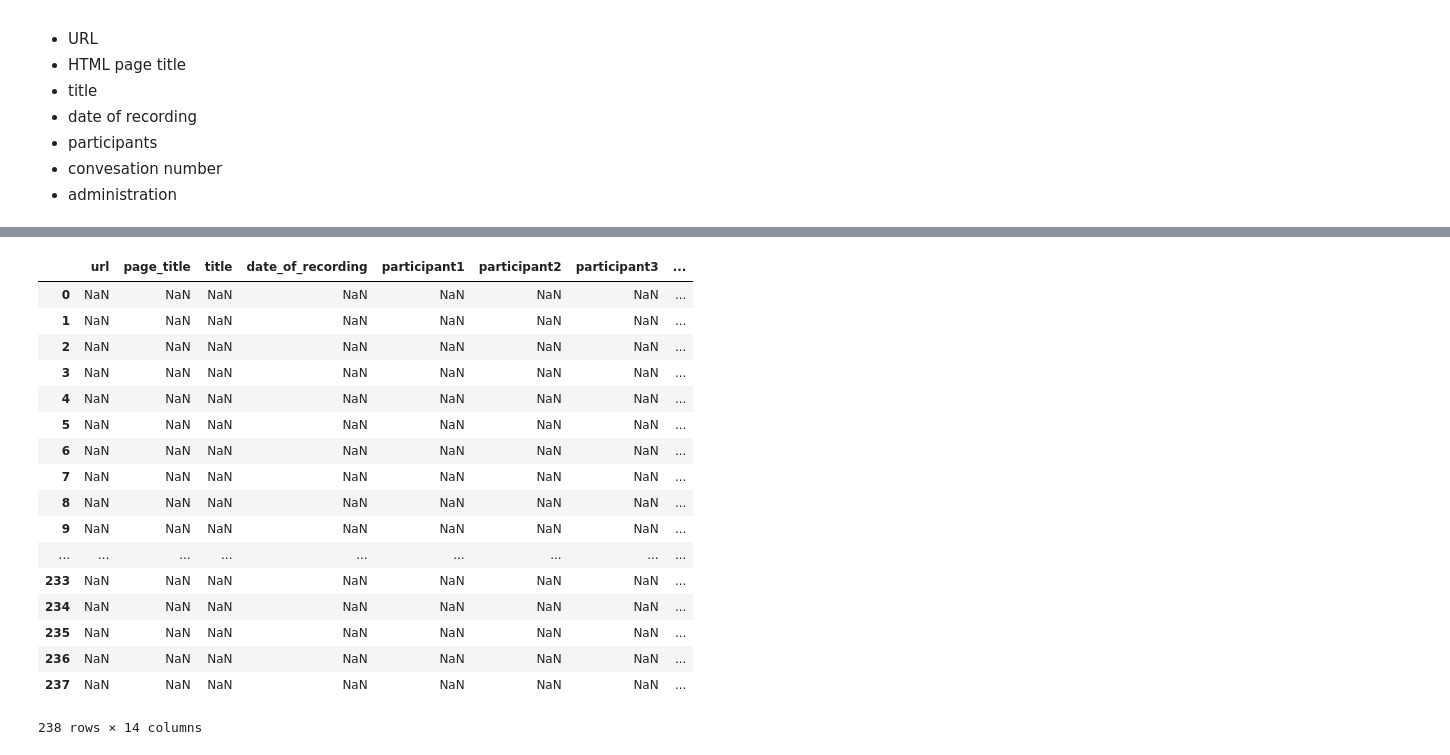
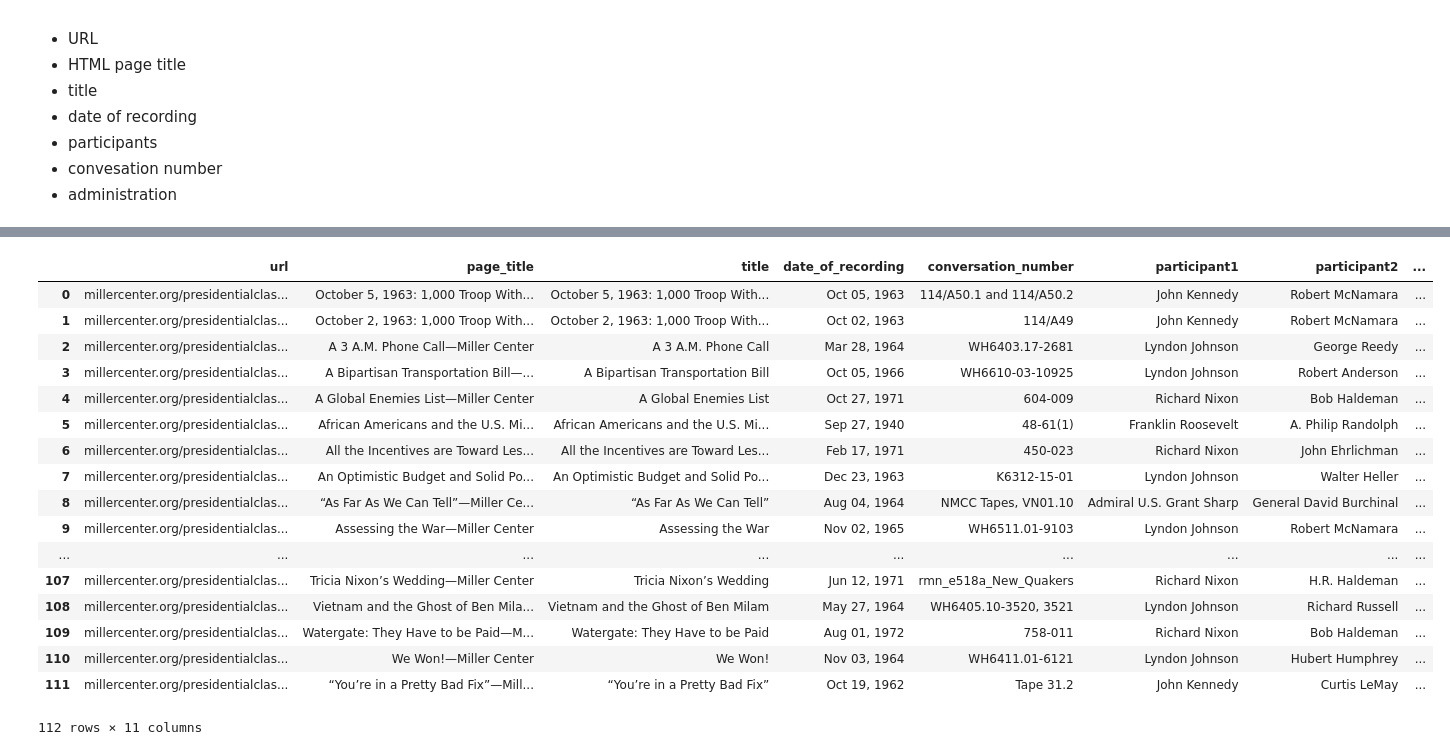
Before and after one commit to dmwheeles/prp-scrape, a Jupyter notebook: PRP Flash Exhibits.ipynb, the cells around one changed output, grey strips where cells are left out. Cells and saved outputs as stored; diff of their text form; code cells hidden in the pictures.

```diff
--- a/PRP Flash Exhibits.ipynb
+++ b/PRP Flash Exhibits.ipynb
@@ -78,23 +167,25 @@ write_csv(exhibit_list, open('exhibits-with-swf.csv', 'w'))
 # %%
+# Preview the CSV.
+
 import pandas as pd
 
-pd.read_csv('exhibits-with-swf.csv')
+pd.read_csv('exhibits.csv')
 # %% [output]
-|  | url | page_title | title | date_of_recording | participant1 | participant2 | participant3 | ... |
-| 0 | NaN | NaN | NaN | NaN | NaN | NaN | NaN | ... |
-| 1 | NaN | NaN | NaN | NaN | NaN | NaN | NaN | ... |
-| 2 | NaN | NaN | NaN | NaN | NaN | NaN | NaN | ... |
-| 3 | NaN | NaN | NaN | NaN | NaN | NaN | NaN | ... |
-| 4 | NaN | NaN | NaN | NaN | NaN | NaN | NaN | ... |
-| 5 | NaN | NaN | NaN | NaN | NaN | NaN | NaN | ... |
-| 6 | NaN | NaN | NaN | NaN | NaN | NaN | NaN | ... |
-| 7 | NaN | NaN | NaN | NaN | NaN | NaN | NaN | ... |
-| 8 | NaN | NaN | NaN | NaN | NaN | NaN | NaN | ... |
-| 9 | NaN | NaN | NaN | NaN | NaN | NaN | NaN | ... |
+|  | url | page_title | title | date_of_recording | conversation_number | participant1 | participant2 | ... |
+| 0 | millercenter.org/presidentialclas... | October 5, 1963: 1,000 Troop With... | October 5, 1963: 1,000 Troop With... | Oct 05, 1963 | 114/A50.1 and 114/A50.2 | John Kennedy | Robert McNamara | ... |
+| 1 | millercenter.org/presidentialclas... | October 2, 1963: 1,000 Troop With... | October 2, 1963: 1,000 Troop With... | Oct 02, 1963 | 114/A49 | John Kennedy | Robert McNamara | ... |
+| 2 | millercenter.org/presidentialclas... | A 3 A.M. Phone Call—Miller Center | A 3 A.M. Phone Call | Mar 28, 1964 | WH6403.17-2681 | Lyndon Johnson | George Reedy | ... |
+| 3 | millercenter.org/presidentialclas... | A Bipartisan Transportation Bill—... | A Bipartisan Transportation Bill | Oct 05, 1966 | WH6610-03-10925 | Lyndon Johnson | Robert Anderson | ... |
+| 4 | millercenter.org/presidentialclas... | A Global Enemies List—Miller Center | A Global Enemies List | Oct 27, 1971 | 604-009 | Richard Nixon | Bob Haldeman | ... |
+| 5 | millercenter.org/presidentialclas... | African Americans and the U.S. Mi... | African Americans and the U.S. Mi... | Sep 27, 1940 | 48-61(1) | Franklin Roosevelt | A. Philip Randolph | ... |
+| 6 | millercenter.org/presidentialclas... | All the Incentives are Toward Les... | All the Incentives are Toward Les... | Feb 17, 1971 | 450-023 | Richard Nixon | John Ehrlichman | ... |
+| 7 | millercenter.org/presidentialclas... | An Optimistic Budget and Solid Po... | An Optimistic Budget and Solid Po... | Dec 23, 1963 | K6312-15-01 | Lyndon Johnson | Walter Heller | ... |
+| 8 | millercenter.org/presidentialclas... | “As Far As We Can Tell”—Miller Ce... | “As Far As We Can Tell” | Aug 04, 1964 | NMCC Tapes, VN01.10 | Admiral U.S. Grant Sharp | General David Burchinal | ... |
+| 9 | millercenter.org/presidentialclas... | Assessing the War—Miller Center | Assessing the War | Nov 02, 1965 | WH6511.01-9103 | Lyndon Johnson | Robert McNamara | ... |
 | ... | ... | ... | ... | ... | ... | ... | ... | ... |
-| 233 | NaN | NaN | NaN | NaN | NaN | NaN | NaN | ... |
-| 234 | NaN | NaN | NaN | NaN | NaN | NaN | NaN | ... |
-| 235 | NaN | NaN | NaN | NaN | NaN | NaN | NaN | ... |
-| 236 | NaN | NaN | NaN | NaN | NaN | NaN | NaN | ... |
-| 237 | NaN | NaN | NaN | NaN | NaN | NaN | NaN | ... |
+| 107 | millercenter.org/presidentialclas... | Tricia Nixon’s Wedding—Miller Center | Tricia Nixon’s Wedding | Jun 12, 1971 | rmn_e518a_New_Quakers | Richard Nixon | H.R. Haldeman | ... |
+| 108 | millercenter.org/presidentialclas... | Vietnam and the Ghost of Ben Mila... | Vietnam and the Ghost of Ben Milam | May 27, 1964 | WH6405.10-3520, 3521 | Lyndon Johnson | Richard Russell | ... |
+| 109 | millercenter.org/presidentialclas... | Watergate: They Have to be Paid—M... | Watergate: They Have to be Paid | Aug 01, 1972 | 758-011 | Richard Nixon | Bob Haldeman | ... |
+| 110 | millercenter.org/presidentialclas... | We Won!—Miller Center | We Won! | Nov 03, 1964 | WH6411.01-6121 | Lyndon Johnson | Hubert Humphrey | ... |
+| 111 | millercenter.org/presidentialclas... | “You’re in a Pretty Bad Fix”—Mill... | “You’re in a Pretty Bad Fix” | Oct 19, 1962 | Tape 31.2 | John Kennedy | Curtis LeMay | ... |
-238 rows × 14 columns
+112 rows × 11 columns
```
Also changed, not shown: parts of 6 cells of this notebook.
